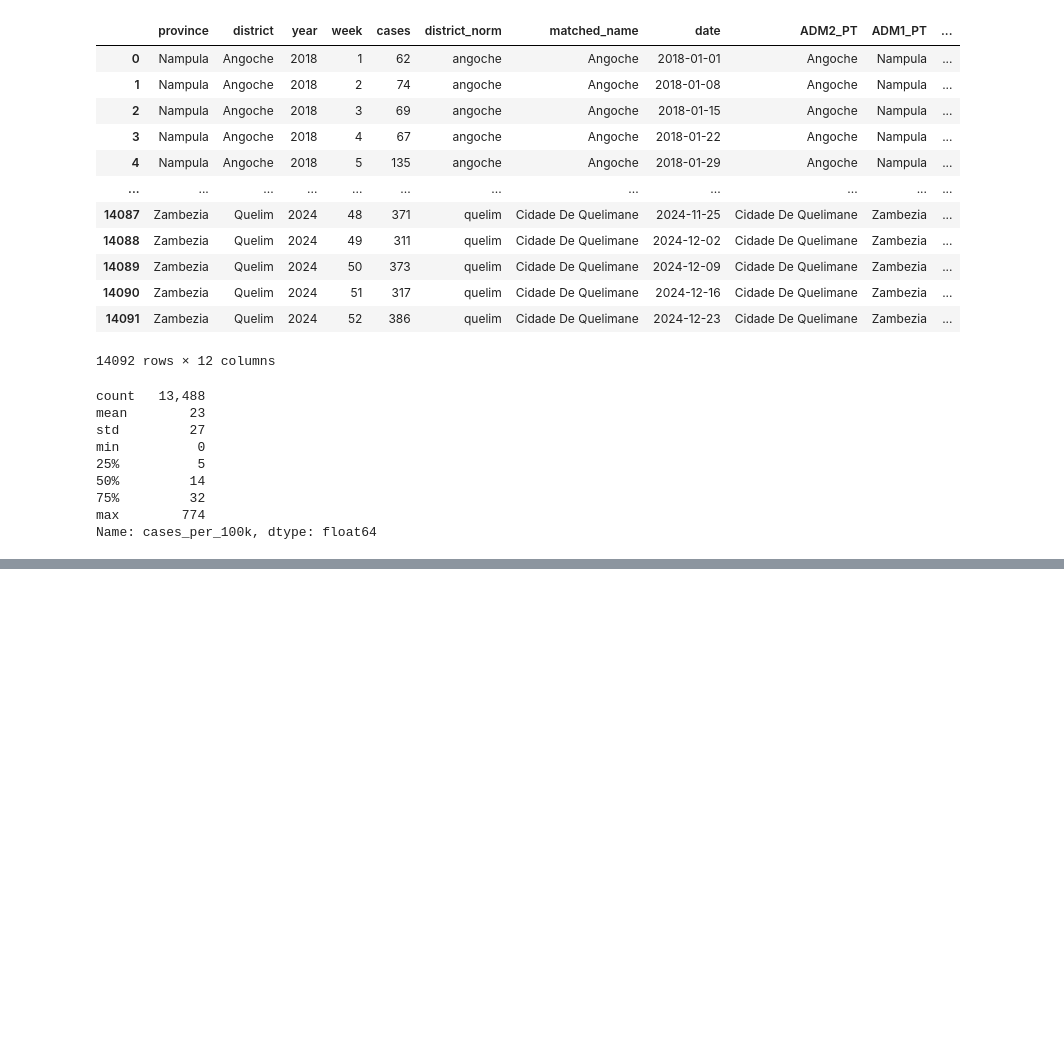
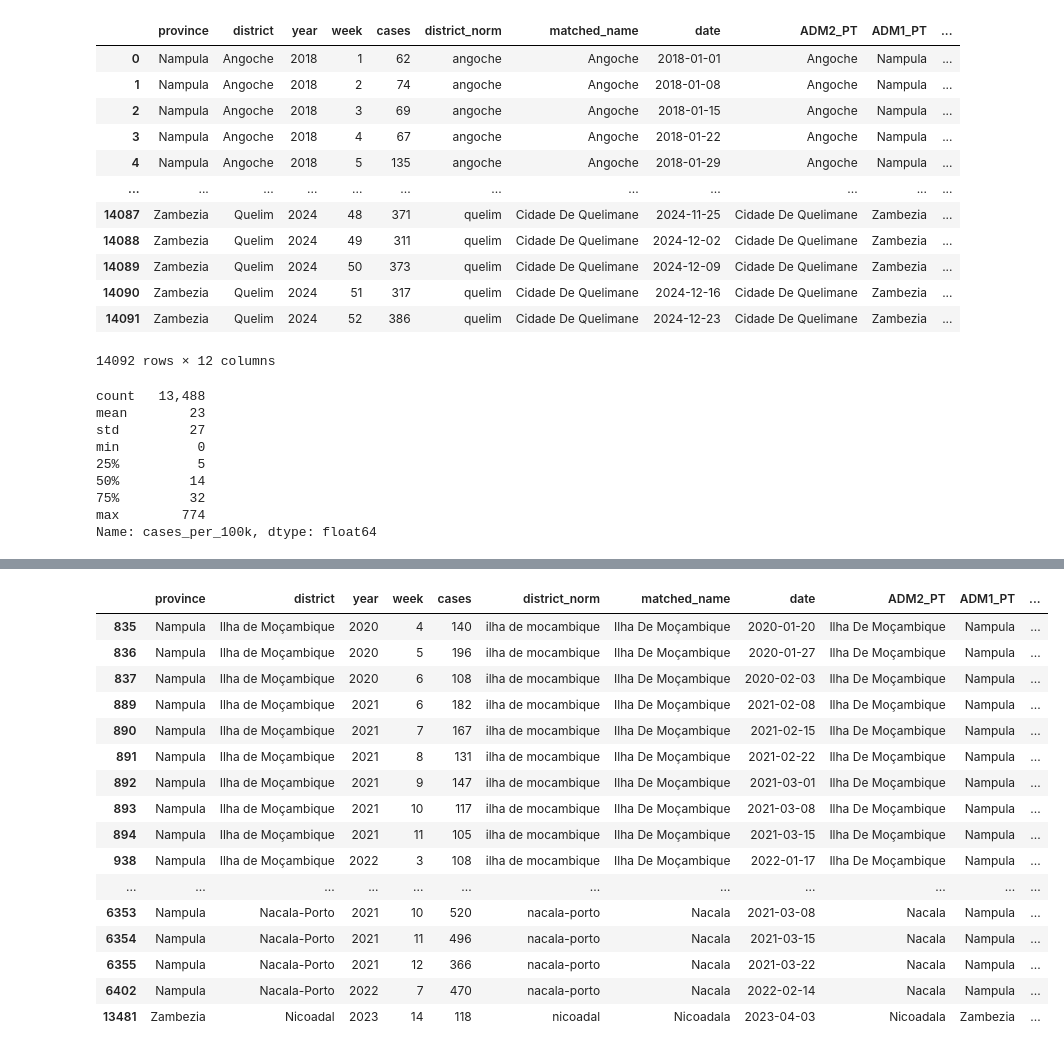
Before and after one commit to OCHA-DAP/ds-aa-moz-cholera, a Jupyter notebook: analysis/01.2_normalising_by_population.ipynb, the cells around one changed output, grey strips where cells are left out. Saved outputs shown, nothing was run; the diff lists cells and outputs as text; code cells hidden in the pictures; blank space fills up the shorter version.

```diff
--- a/analysis/01.2_normalising_by_population.ipynb
+++ b/analysis/01.2_normalising_by_population.ipynb
@@ -236,0 +258,22 @@ district_df_with_percentiles[
+# %%
+district_df_with_percentiles[
+    district_df_with_percentiles["three_consec_crossing"]
+]
+# %% [output]
+|  | province | district | year | week | cases | district_norm | matched_name | date | ADM2_PT | ADM1_PT | ... |
+| 835 | Nampula | Ilha de Moçambique | 2020 | 4 | 140 | ilha de mocambique | Ilha De Moçambique | 2020-01-20 | Ilha De Moçambique | Nampula | ... |
+| 836 | Nampula | Ilha de Moçambique | 2020 | 5 | 196 | ilha de mocambique | Ilha De Moçambique | 2020-01-27 | Ilha De Moçambique | Nampula | ... |
+| 837 | Nampula | Ilha de Moçambique | 2020 | 6 | 108 | ilha de mocambique | Ilha De Moçambique | 2020-02-03 | Ilha De Moçambique | Nampula | ... |
+| 889 | Nampula | Ilha de Moçambique | 2021 | 6 | 182 | ilha de mocambique | Ilha De Moçambique | 2021-02-08 | Ilha De Moçambique | Nampula | ... |
+| 890 | Nampula | Ilha de Moçambique | 2021 | 7 | 167 | ilha de mocambique | Ilha De Moçambique | 2021-02-15 | Ilha De Moçambique | Nampula | ... |
+| 891 | Nampula | Ilha de Moçambique | 2021 | 8 | 131 | ilha de mocambique | Ilha De Moçambique | 2021-02-22 | Ilha De Moçambique | Nampula | ... |
+| 892 | Nampula | Ilha de Moçambique | 2021 | 9 | 147 | ilha de mocambique | Ilha De Moçambique | 2021-03-01 | Ilha De Moçambique | Nampula | ... |
+| 893 | Nampula | Ilha de Moçambique | 2021 | 10 | 117 | ilha de mocambique | Ilha De Moçambique | 2021-03-08 | Ilha De Moçambique | Nampula | ... |
+| 894 | Nampula | Ilha de Moçambique | 2021 | 11 | 105 | ilha de mocambique | Ilha De Moçambique | 2021-03-15 | Ilha De Moçambique | Nampula | ... |
+| 938 | Nampula | Ilha de Moçambique | 2022 | 3 | 108 | ilha de mocambique | Ilha De Moçambique | 2022-01-17 | Ilha De Moçambique | Nampula | ... |
+| ... | ... | ... | ... | ... | ... | ... | ... | ... | ... | ... | ... |
+| 6353 | Nampula | Nacala-Porto | 2021 | 10 | 520 | nacala-porto | Nacala | 2021-03-08 | Nacala | Nampula | ... |
+| 6354 | Nampula | Nacala-Porto | 2021 | 11 | 496 | nacala-porto | Nacala | 2021-03-15 | Nacala | Nampula | ... |
+| 6355 | Nampula | Nacala-Porto | 2021 | 12 | 366 | nacala-porto | Nacala | 2021-03-22 | Nacala | Nampula | ... |
+| 6402 | Nampula | Nacala-Porto | 2022 | 7 | 470 | nacala-porto | Nacala | 2022-02-14 | Nacala | Nampula | ... |
+| 13481 | Zambezia | Nicoadal | 2023 | 14 | 118 | nicoadal | Nicoadala | 2023-04-03 | Nicoadala | Zambezia | ... |
```
Also changed, not shown: parts of 8 cells of this notebook, 1 other file.
